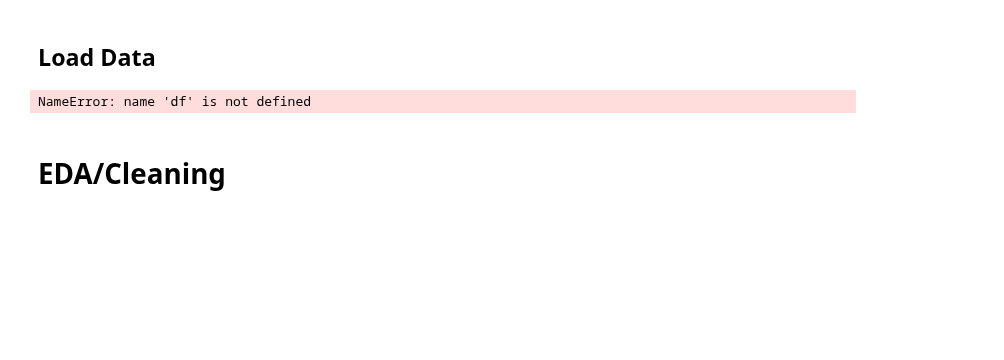
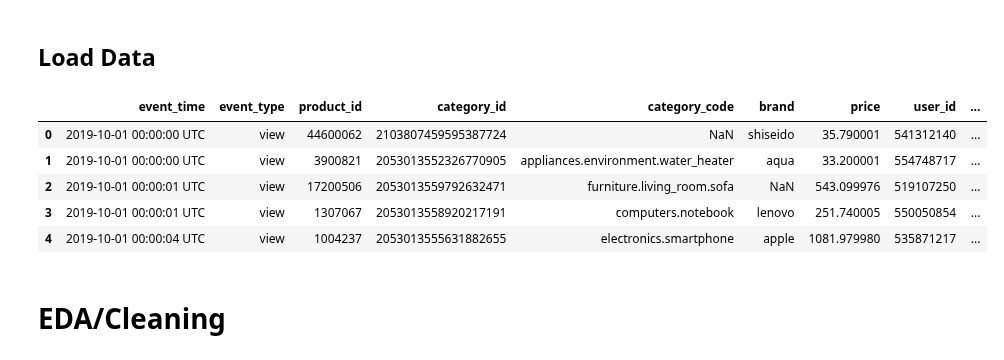
Before and after one commit to AdriMottainai/convertiq, a Jupyter notebook: prod_notebook/adrien-lgbm_model_prod.ipynb, the cells around one changed output. Saved outputs shown, nothing was run; the diff lists cells and outputs as text; code cells hidden in the pictures; blank space fills up the shorter version.

Commit message:
Correction data raw notebook

```diff
--- a/prod_notebook/adrien-lgbm_model_prod.ipynb
+++ b/prod_notebook/adrien-lgbm_model_prod.ipynb
@@ -51,9 +49,16 @@ COLUMN_NAMES_RAW = [
     "user_session",
 ]
 # %%
-df = df
+df = load_data_kaggle_raw()
+
+df.head()
 # %% [output]
-NameError: name 'df' is not defined
+|  | event_time | event_type | product_id | category_id | category_code | brand | price | user_id | ... |
+| 0 | 2019-10-01 00:00:00 UTC | view | 44600062 | 2103807459595387724 | NaN | shiseido | 35.790001 | 541312140 | ... |
+| 1 | 2019-10-01 00:00:00 UTC | view | 3900821 | 2053013552326770905 | appliances.environment.water_heater | aqua | 33.200001 | 554748717 | ... |
+| 2 | 2019-10-01 00:00:01 UTC | view | 17200506 | 2053013559792632471 | furniture.living_room.sofa | NaN | 543.099976 | 519107250 | ... |
+| 3 | 2019-10-01 00:00:01 UTC | view | 1307067 | 2053013558920217191 | computers.notebook | lenovo | 251.740005 | 550050854 | ... |
+| 4 | 2019-10-01 00:00:04 UTC | view | 1004237 | 2053013555631882655 | electronics.smartphone | apple | 1081.979980 | 535871217 | ... |
 # %% [markdown]
 # EDA/Cleaning
 # %%
```
Also changed, not shown: parts of 4 cells of this notebook.
